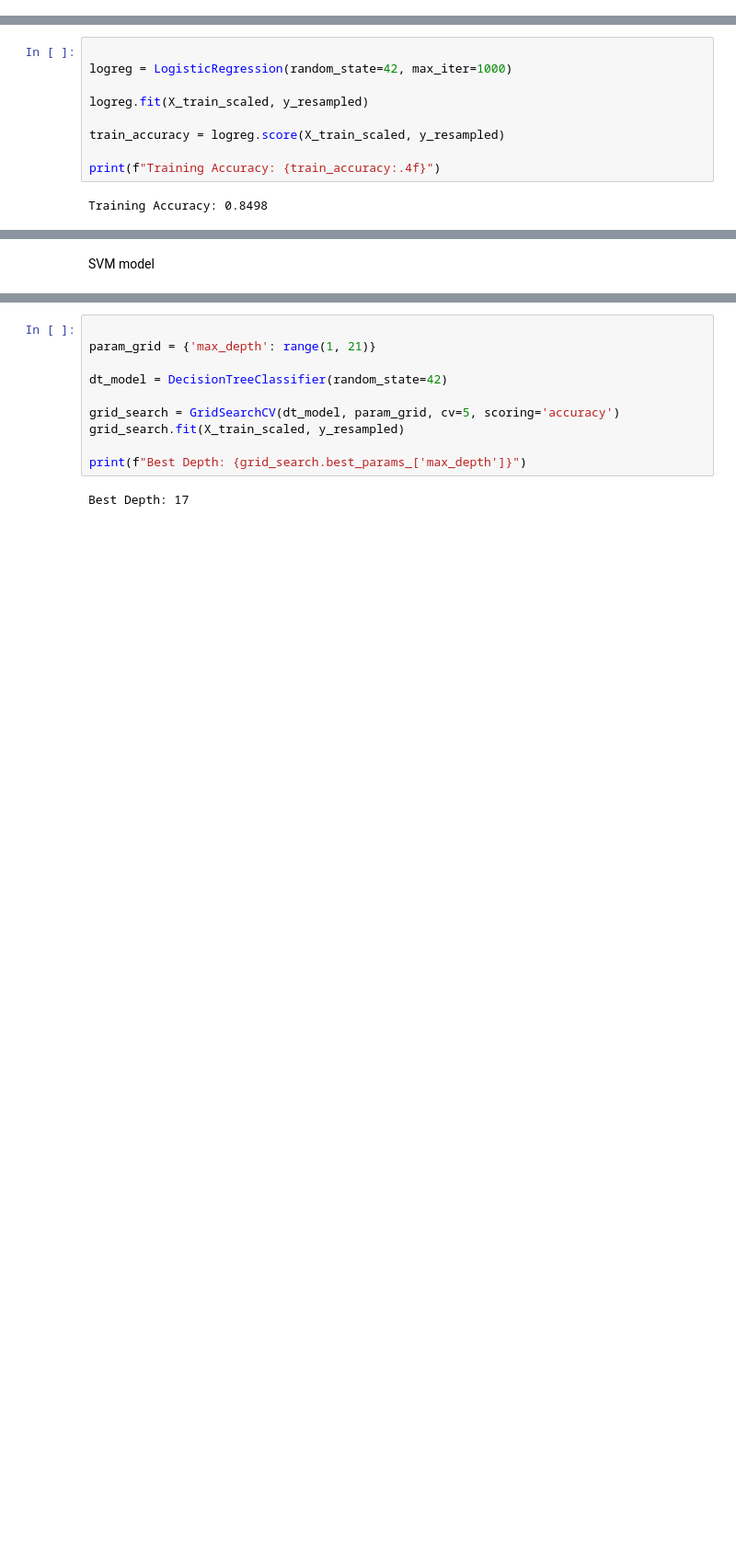
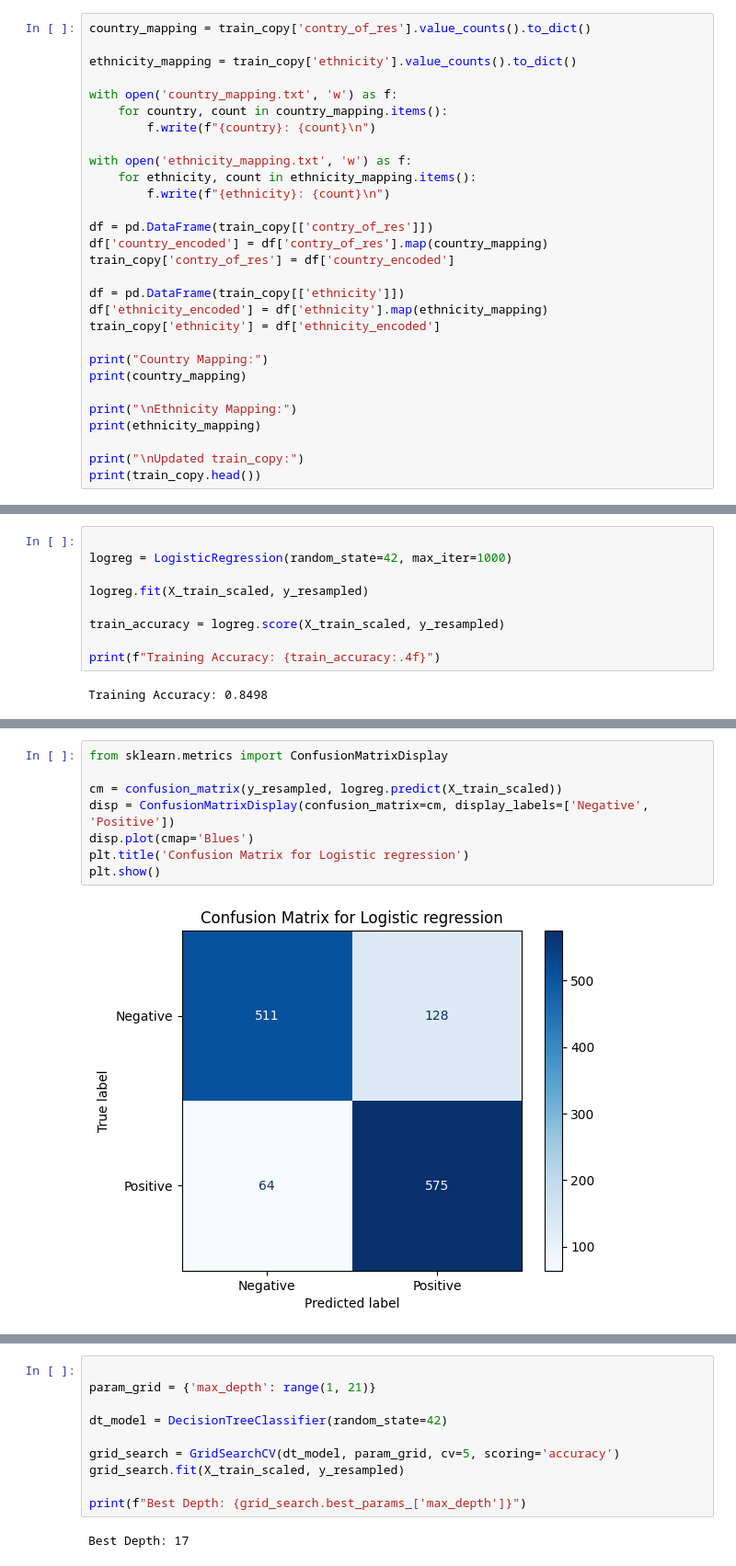
Before and after one commit to lesson-jbg/DVC-MLproject, a Jupyter notebook: main.ipynb, the cells around one changed output, grey strips where cells are left out. Shown: that part at 92% size. Drawn from its saved outputs; the diff is of its cells as text; blank space fills up the shorter version.

```diff
--- a/main.ipynb
+++ b/main.ipynb
@@ -256,0 +224,29 @@ print(train_copy.head())
+# %%
+country_mapping = train_copy['contry_of_res'].value_counts().to_dict()
+
+ethnicity_mapping = train_copy['ethnicity'].value_counts().to_dict()
+
+with open('country_mapping.txt', 'w') as f:
+    for country, count in country_mapping.items():
+        f.write(f"{country}: {count}\n")
+
+with open('ethnicity_mapping.txt', 'w') as f:
+    for ethnicity, count in ethnicity_mapping.items():
+        f.write(f"{ethnicity}: {count}\n")
+
+df = pd.DataFrame(train_copy[['contry_of_res']])
+df['country_encoded'] = df['contry_of_res'].map(country_mapping)
+train_copy['contry_of_res'] = df['country_encoded']
+
+df = pd.DataFrame(train_copy[['ethnicity']])
+df['ethnicity_encoded'] = df['ethnicity'].map(ethnicity_mapping)
+train_copy['ethnicity'] = df['ethnicity_encoded']
+
+print("Country Mapping:")
+print(country_mapping)
+
+print("\nEthnicity Mapping:")
+print(ethnicity_mapping)
+
+print("\nUpdated train_copy:")
+print(train_copy.head())
@@ -484,5 +491,13 @@ print("Mean F1 Score:", f1_scores.mean())
 # %% [output]
 F1 Scores for each fold: [0.84057971 0.85931559 0.84981685 0.86259542 0.85714286]
 Mean F1 Score: 0.853890085261115
-# %% [markdown]
-SVM model
+# %%
+from sklearn.metrics import ConfusionMatrixDisplay
+
+cm = confusion_matrix(y_resampled, logreg.predict(X_train_scaled))
+disp = ConfusionMatrixDisplay(confusion_matrix=cm, display_labels=['Negative', 'Positive'])
+disp.plot(cmap='Blues')
+plt.title('Confusion Matrix for Logistic regression')
+plt.show()
+# %% [output]
+[figure, added]
```
Also changed, not shown: parts of 48 cells of this notebook, 15 other files.
